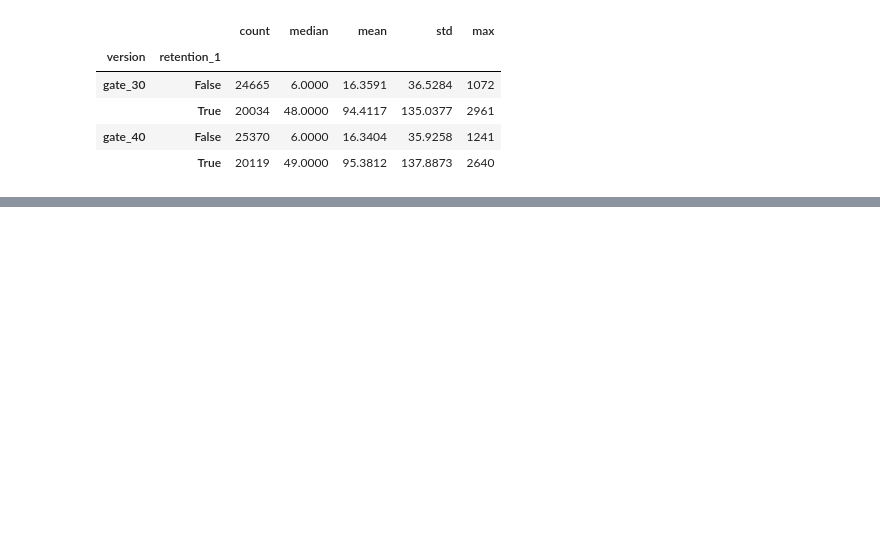
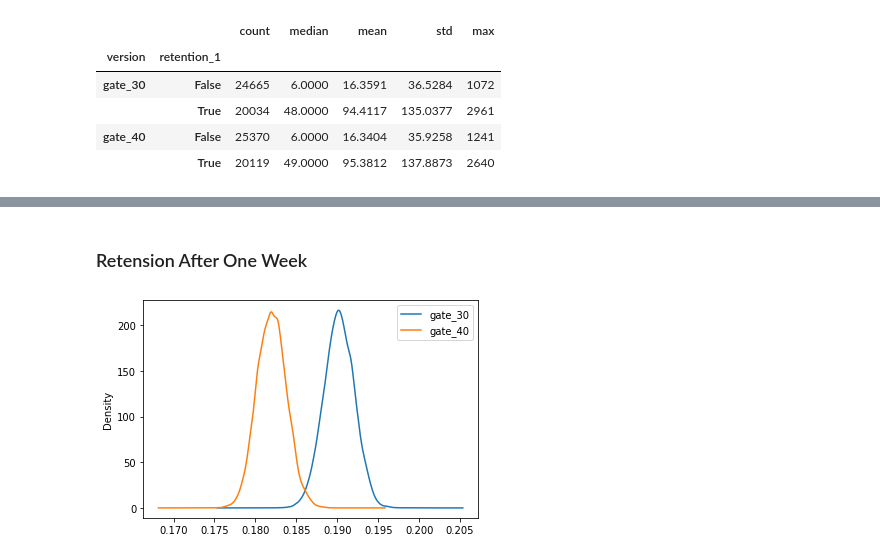
Before and after one commit to roma-glushko/cookie-cats-ab-test-analysis, a Jupyter notebook: index.ipynb, the cells around one changed output, grey strips where cells are left out. Saved outputs shown, nothing was run; the diff lists cells and outputs as text; code cells hidden in the pictures; blank space fills up the shorter version.

```diff
--- a/index.ipynb
+++ b/index.ipynb
@@ -209,0 +382,13 @@ dataset.groupby(["version", "retention_7"]).sum_gamerounds.agg(["count", "median
+# %% [markdown]
+### Retension After One Week
+# %%
+sampled_means = []
+
+for _ in range(10_000):
+    sampled_means.append(dataset.sample(frac=1, replace=True).groupby('version')['retention_7'].mean())
+
+sampled_means = pd.DataFrame(sampled_means, columns=['gate_30', 'gate_40'])
+
+sampled_means.plot(kind='kde');
+# %% [output]
+[figure, added]
```
Also changed, not shown: parts of 27 cells of this notebook.
